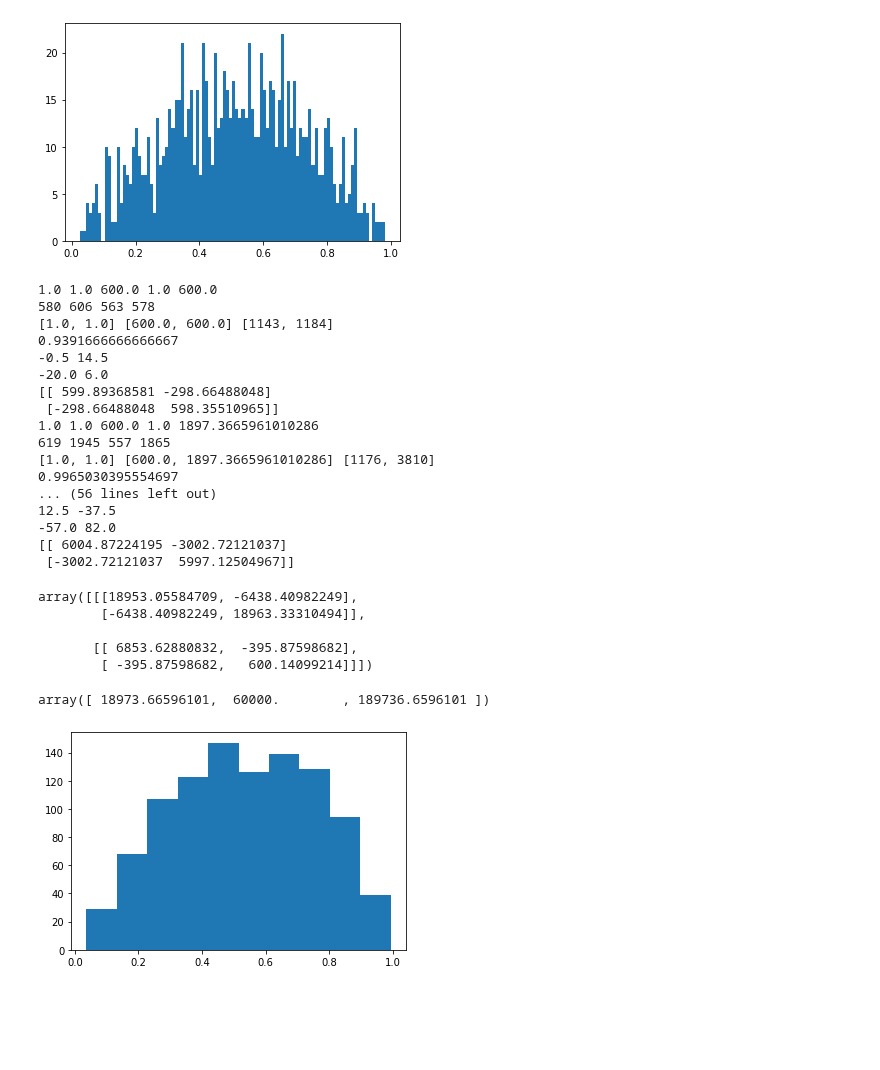
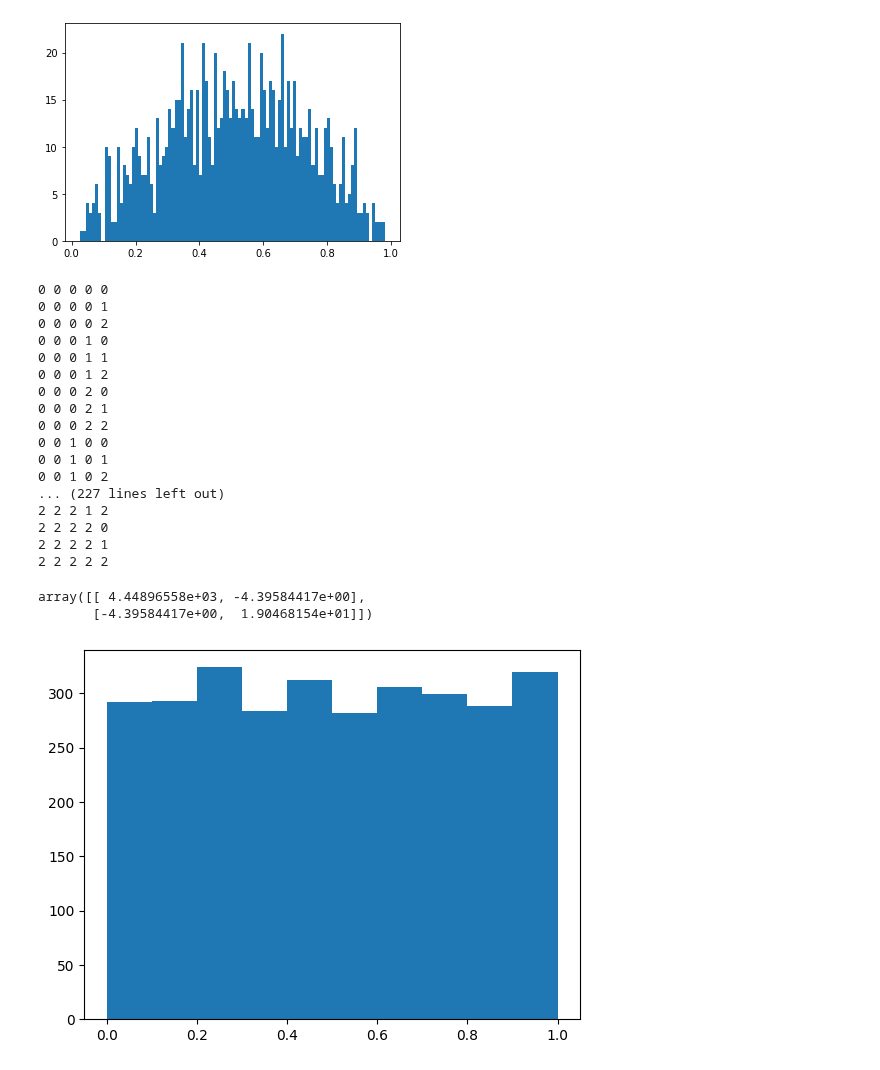
Before and after one commit to moej56153/Master_Thesis, a Jupyter notebook: integral_data_analysis/PPC_distribution.ipynb, the cells around one changed output. Drawn from its saved outputs; the diff is of its cells as text; code cells hidden in the pictures; blank space fills up the shorter version.

```diff
--- a/integral_data_analysis/PPC_distribution.ipynb
+++ b/integral_data_analysis/PPC_distribution.ipynb
@@ -119,43 +120,36 @@ def calc_bmaxL_variance_matrix(b_array, s1_array, t1_array, s2_array, t2_array,
 
     return variance_matrix
 # %%
-input_b = np.geomspace(1,1000,3)
-input_s1 = np.geomspace(1,1000,3)
+input_b = np.geomspace(0.1,100,3)
+input_s1 = np.geomspace(0.01,10,3)
 input_t1 = np.geomspace(600, 6000, 3)
-input_s2 = np.geomspace(1,1000,3)
+input_s2 = np.geomspace(0.01,10,3)
 input_t2 = np.geomspace(600, 6000, 3)
 # %%
 v = calc_bmaxL_variance_matrix(input_b, input_s1, input_t1, input_s2, input_t2)
 # %% [output]
-1.0 1.0 600.0 1.0 600.0
-580 606 563 578
-[1.0, 1.0] [600.0, 600.0] [1143, 1184]
-0.9391666666666667
--0.5 14.5
--20.0 6.0
-[[ 599.89368581 -298.66488048]
- [-298.66488048  598.35510965]]
-1.0 1.0 600.0 1.0 1897.3665961010286
-619 1945 557 1865
-[1.0, 1.0] [600.0, 1897.3665961010286] [1176, 3810]
-0.9965030395554697
-... (56 lines left out)
-12.5 -37.5
--57.0 82.0
-[[ 6004.87224195 -3002.72121037]
- [-3002.72121037  5997.12504967]]
+0 0 0 0 0
+0 0 0 0 1
+0 0 0 0 2
+0 0 0 1 0
+0 0 0 1 1
+0 0 0 1 2
+0 0 0 2 0
+0 0 0 2 1
+0 0 0 2 2
+0 0 1 0 0
+0 0 1 0 1
+0 0 1 0 2
+... (227 lines left out)
+2 2 2 1 2
+2 2 2 2 0
+2 2 2 2 1
+2 2 2 2 2
 # %%
-v[1, 1, 0, 0, 0]
+v[1,0,1,1,2,0,:,:]
 # %% [output]
-array([[[18953.05584709, -6438.40982249],
-        [-6438.40982249, 18963.33310494]],
-
-       [[ 6853.62880832,  -395.87598682],
-        [ -395.87598682,   600.14099214]]])
+array([[ 4.44896558e+03, -4.39584417e+00],
+       [-4.39584417e+00,  1.90468154e+01]])
-# %%
-input_b[1]*input_t1
-# %% [output]
-array([ 18973.66596101,  60000.        , 189736.6596101 ])
 # %%
 @njit
 def calc_multivariate_normal(num_predictive_samples, num_posterior_samples, b_max_L, posterior_samples, v):
@@ -183,12 +177,12 @@ cluster_size = 2
 # How many posterior samples
 num_posterior_samples = 300
 # How many predictive samples, equivalent to number of real data bins in real analysis
-num_predictive_samples = 1000
+num_predictive_samples = 3000
 # Bins in plot
 num_bins = 10
 
 # standard deviation of posterior
-posterior_std = np.array([0.2, 0.0])
+posterior_std = np.array([0.0, 0.0])
 # samples of posterior
 posterior_samples = np.random.normal(true_rates[:cluster_size], posterior_std, size=(num_posterior_samples, cluster_size))
 
@@ -217,31 +211,31 @@ for i in range(num_posterior_samples):
 
 posterior_predictive_counts = np.zeros((num_predictive_samples, num_posterior_samples))
 for i in range(num_predictive_samples):
     for j in range(num_posterior_samples):
         counts = np.random.multivariate_normal([b_max_L[i, j]*t1, posterior_samples[j, 0]*t1], v[1,0,1,1,2,0,:,:])
         # print([b_max_L[i, j], posterior_samples[j, 0]])
         # print(v[0,0,0,0,0,0,:,:])
         # print(counts)
         # print()
         posterior_predictive_counts[i, j] = np.sum(counts)
 
 
 
 # # Repeat for easier usage
 # posterior_predictive_background_counts = np.repeat(b_max_L[:,:,np.newaxis], 2, axis=2)
 # # Sample posterior predictive counts
 # posterior_predictive_counts = np.random.poisson(posterior_predictive_background_counts + posterior_predictive_source_counts)
 # Sort posterior predictive counts for each predictive sample, i.e. sort posterior samples
 argsort = np.argsort(posterior_predictive_counts, axis=1)
 total = np.take_along_axis(posterior_predictive_counts, argsort, axis=1)
 
 # Find placement of measured counts in sorted array
 cdf = np.zeros(num_predictive_samples)
 for i in range(num_predictive_samples):
     cdf[i] = ((np.searchsorted(total[i,:], measured_counts_combined[i, 0], "left")
                      + np.searchsorted(total[i,:], measured_counts_combined[i, 0], "right"))
                      / (2 * num_posterior_samples))
 
 _ = plt.hist(cdf, bins=num_bins)
 # %% [output]
-[figure, old version]
+[figure, new version]
```
Also changed, not shown: parts of 12 cells of this notebook, 1 other file.
